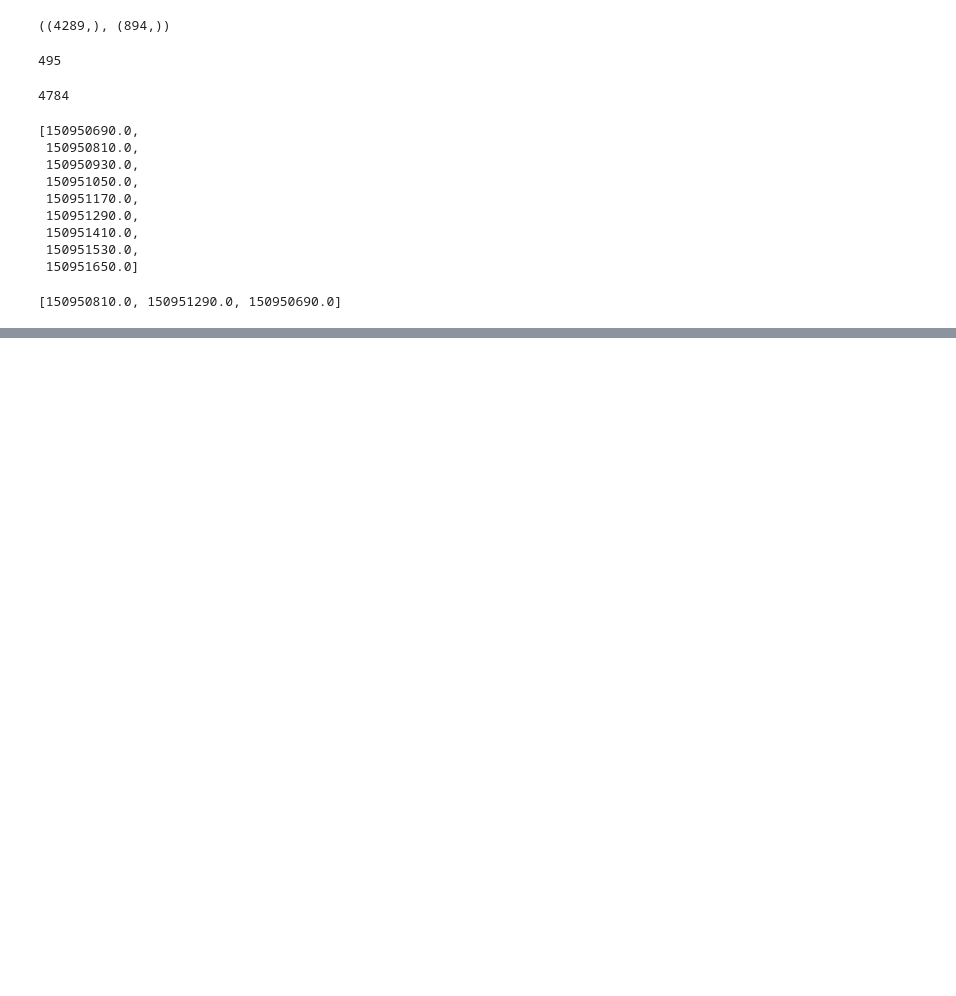
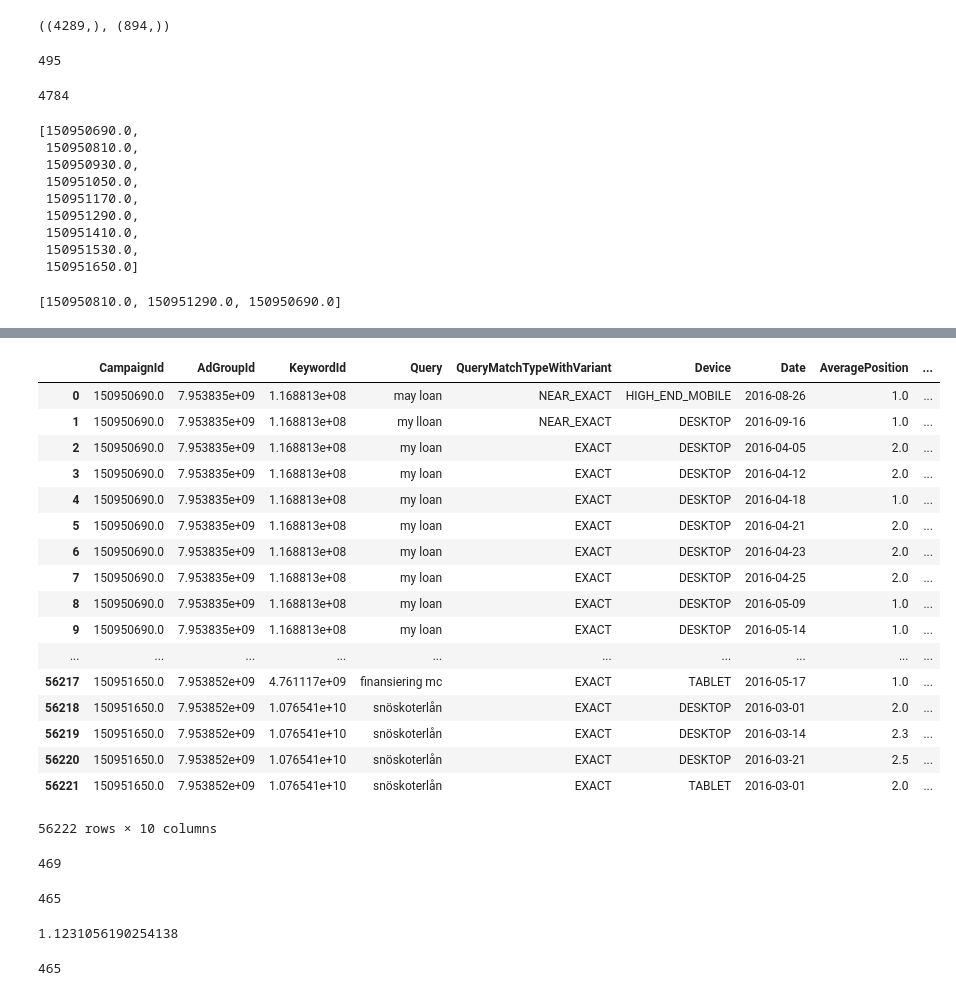
Before and after one commit to mrdisclaimer/grandma-data-soup-ctr, a Jupyter notebook: Untitled.ipynb, the cells around one changed output, grey strips where cells are left out. Drawn from its saved outputs; the diff is of its cells as text; code cells hidden in the pictures; blank space fills up the shorter version.

```diff
--- a/Untitled.ipynb
+++ b/Untitled.ipynb
@@ -173,0 +205,29 @@ handler(test, cidcols=list(train["CampaignId"].unique())).corr()=
+# %%
+train
+# %% [output]
+|  | CampaignId | AdGroupId | KeywordId | Query | QueryMatchTypeWithVariant | Device | Date | AveragePosition | ... |
+| 0 | 150950690.0 | 7.953835e+09 | 1.168813e+08 | may loan | NEAR_EXACT | HIGH_END_MOBILE | 2016-08-26 | 1.0 | ... |
+| 1 | 150950690.0 | 7.953835e+09 | 1.168813e+08 | my lloan | NEAR_EXACT | DESKTOP | 2016-09-16 | 1.0 | ... |
+| 2 | 150950690.0 | 7.953835e+09 | 1.168813e+08 | my loan | EXACT | DESKTOP | 2016-04-05 | 2.0 | ... |
+| 3 | 150950690.0 | 7.953835e+09 | 1.168813e+08 | my loan | EXACT | DESKTOP | 2016-04-12 | 2.0 | ... |
+| 4 | 150950690.0 | 7.953835e+09 | 1.168813e+08 | my loan | EXACT | DESKTOP | 2016-04-18 | 1.0 | ... |
+| 5 | 150950690.0 | 7.953835e+09 | 1.168813e+08 | my loan | EXACT | DESKTOP | 2016-04-21 | 2.0 | ... |
+| 6 | 150950690.0 | 7.953835e+09 | 1.168813e+08 | my loan | EXACT | DESKTOP | 2016-04-23 | 2.0 | ... |
+| 7 | 150950690.0 | 7.953835e+09 | 1.168813e+08 | my loan | EXACT | DESKTOP | 2016-04-25 | 2.0 | ... |
+| 8 | 150950690.0 | 7.953835e+09 | 1.168813e+08 | my loan | EXACT | DESKTOP | 2016-05-09 | 1.0 | ... |
+| 9 | 150950690.0 | 7.953835e+09 | 1.168813e+08 | my loan | EXACT | DESKTOP | 2016-05-14 | 1.0 | ... |
+| ... | ... | ... | ... | ... | ... | ... | ... | ... | ... |
+| 56217 | 150951650.0 | 7.953852e+09 | 4.761117e+09 | finansiering mc | EXACT | TABLET | 2016-05-17 | 1.0 | ... |
+| 56218 | 150951650.0 | 7.953852e+09 | 1.076541e+10 | snöskoterlån | EXACT | DESKTOP | 2016-03-01 | 2.0 | ... |
+| 56219 | 150951650.0 | 7.953852e+09 | 1.076541e+10 | snöskoterlån | EXACT | DESKTOP | 2016-03-14 | 2.3 | ... |
+| 56220 | 150951650.0 | 7.953852e+09 | 1.076541e+10 | snöskoterlån | EXACT | DESKTOP | 2016-03-21 | 2.5 | ... |
+| 56221 | 150951650.0 | 7.953852e+09 | 1.076541e+10 | snöskoterlån | EXACT | TABLET | 2016-03-01 | 2.0 | ... |
+56222 rows × 10 columns
+# %%
+len(set(train["KeywordId"].unique()) | set(test["KeywordId"].unique()))
+# %% [output]
+469
+# %%
+len(set(train["KeywordId"].unique()))
+# %% [output]
+465
@@ -173,0 +238,8 @@ handler(test, cidcols=list(train["CampaignId"].unique())).corr()=
+# %%
+c / len(train["Query"].unique())
+# %% [output]
+1.1231056190254138
+# %%
+len(train["KeywordId"].unique())
+# %% [output]
+465
```
Also changed, not shown: parts of 11 cells of this notebook, 1 other file.
